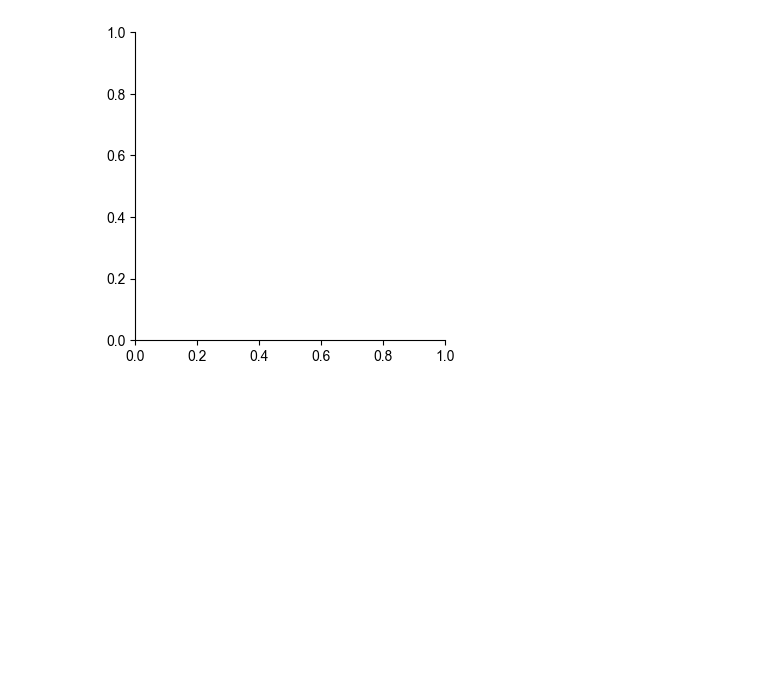
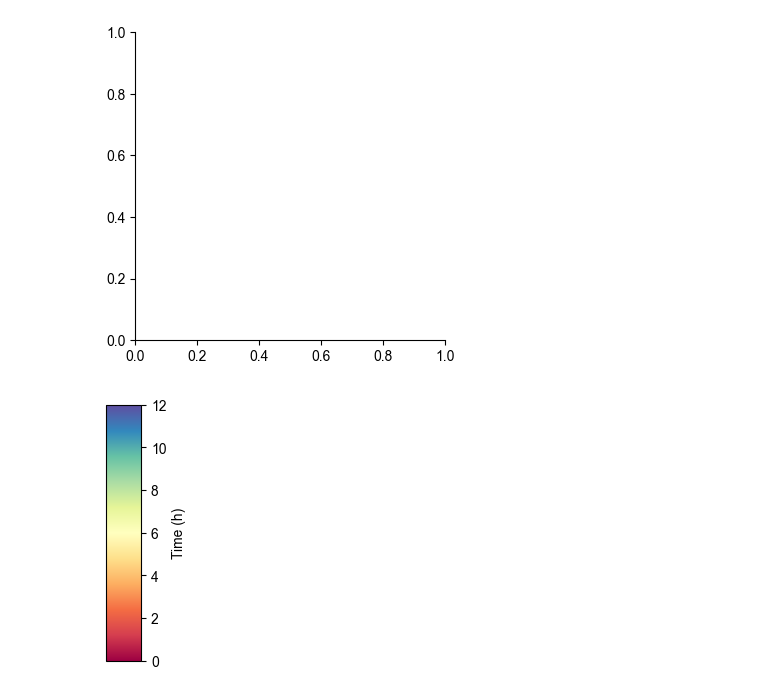
Before and after one commit to Harrison-Oatman/PyCLM, a Jupyter notebook: figures/vortex_analysis.ipynb, the cells around one changed output. Drawn from its saved outputs; the diff is of its cells as text; code cells hidden in the pictures; blank space fills up the shorter version.

```diff
--- a/figures/vortex_analysis.ipynb
+++ b/figures/vortex_analysis.ipynb
@@ -397,3 +381,27 @@ tifffile.imwrite(savepath / "vortex_pattern_frame.tif", arr[1, 2], imagej=True)
 [figure]
 [figure]
 [figure]
+# %%
+import matplotlib.pyplot as plt
+import matplotlib.colors as mcolors
+import matplotlib.cm as cm
+
+# Create a colormap and a normalization object
+cmap = sns.color_palette("Spectral", as_cmap=True)
+norm = mcolors.Normalize(vmin=0, vmax=12) # Define the data range for the colorbar
+
+# Create a ScalarMappable object
+s_mappable = cm.ScalarMappable(norm=norm, cmap=cmap)
+s_mappable.set_array([]) # Important: set an empty array for the mappable
+
+# Create a figure and an axes for the colorbar
+fig, ax = plt.subplots(figsize=(1.1, 3)) # Adjust figsize for desired colorbar dimensions
+
+# Draw the colorbar
+cbar = fig.colorbar(s_mappable, cax=ax)
+cbar.set_label('Time (h)')
+plt.tight_layout()
+plt.savefig(savepath / "scatterplot_legend.pdf")
+plt.show()
+# %% [output]
+[figure, added]
```
Also changed, not shown: parts of 5 cells of this notebook, 2 other files.
